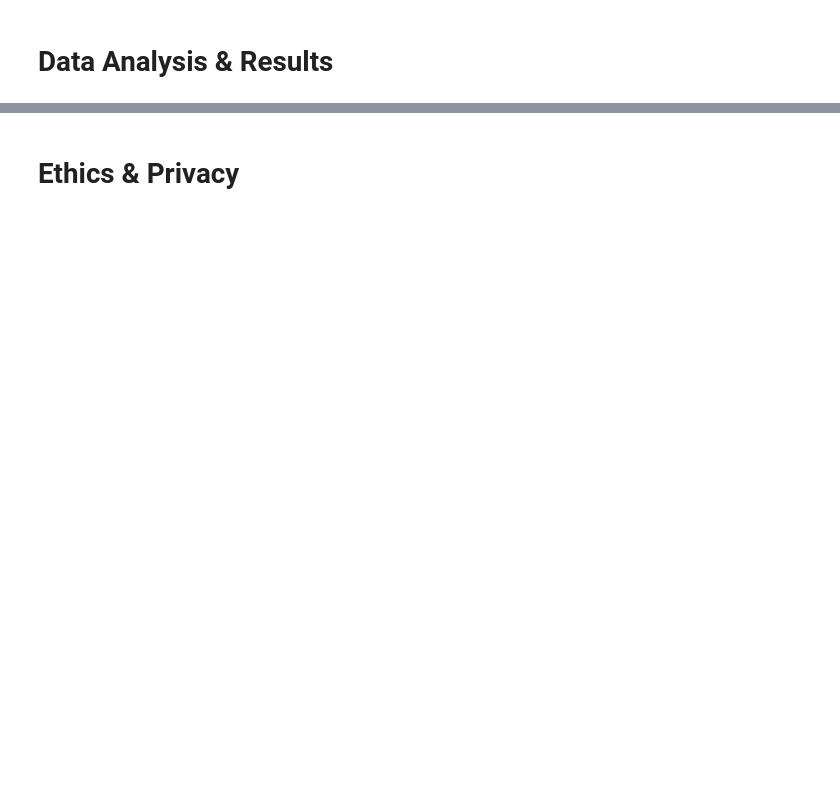
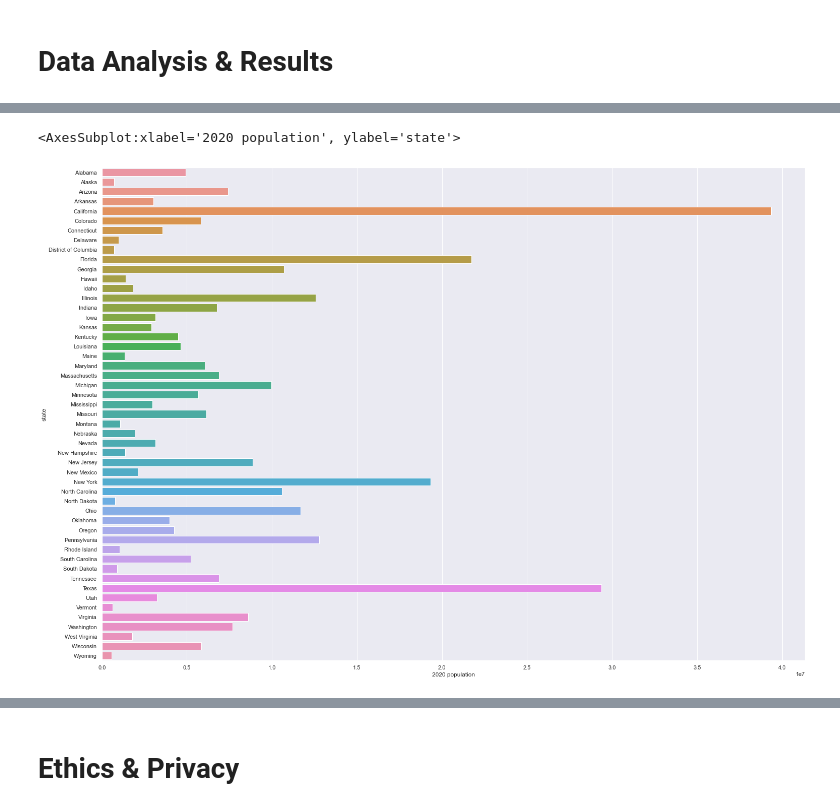
Before and after one commit to COGS108/group042_wi21, a Jupyter notebook: FinalProject_group042.ipynb, the cells around one changed output, grey strips where cells are left out. Cells and saved outputs as stored; diff of their text form; code cells hidden in the pictures; blank space fills up the shorter version.

```diff
--- a/FinalProject_group042.ipynb
+++ b/FinalProject_group042.ipynb
@@ -212,0 +262,6 @@ Include cells that describe the steps in your data analysis.
+# %%
+sns.set(rc={'figure.figsize':(25,18)})
+sns.barplot(x=population['2020 population'], y='state', data=population)
+# %% [output]
+<AxesSubplot:xlabel='2020 population', ylabel='state'>
+[figure, added]
```
Also changed, not shown: parts of 47 cells of this notebook.
